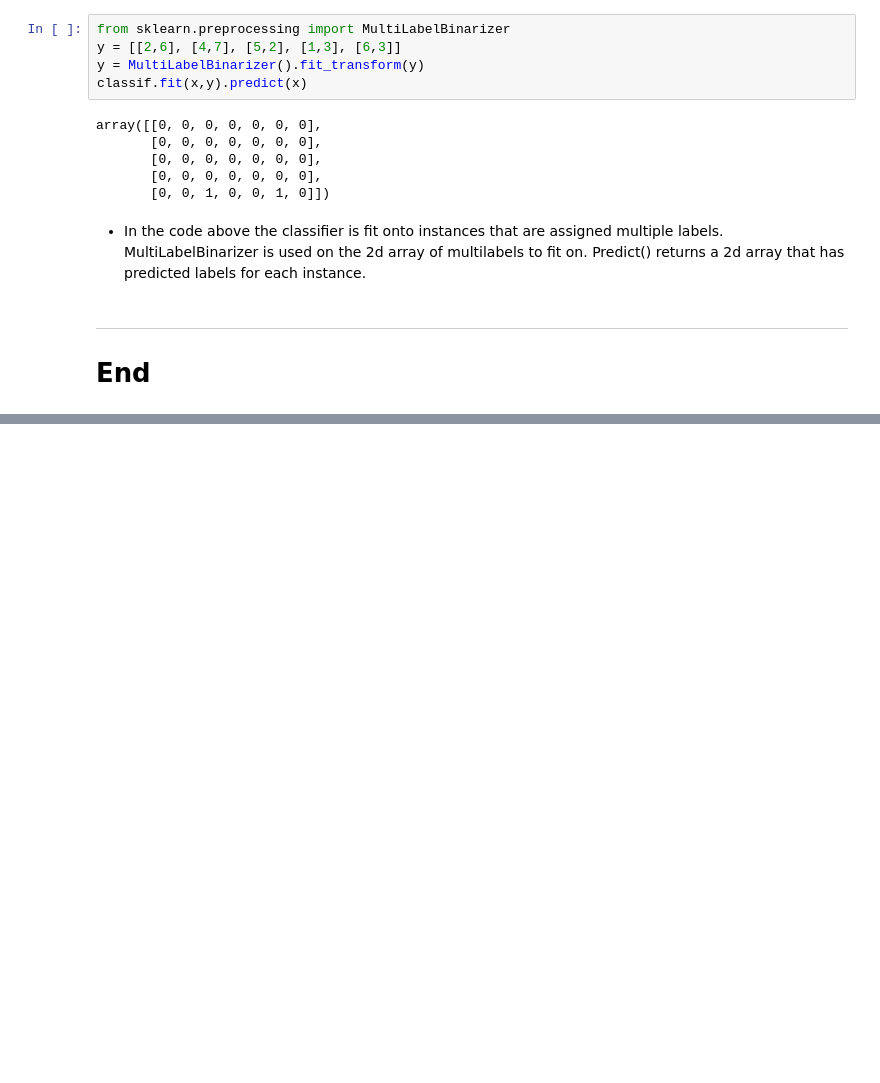
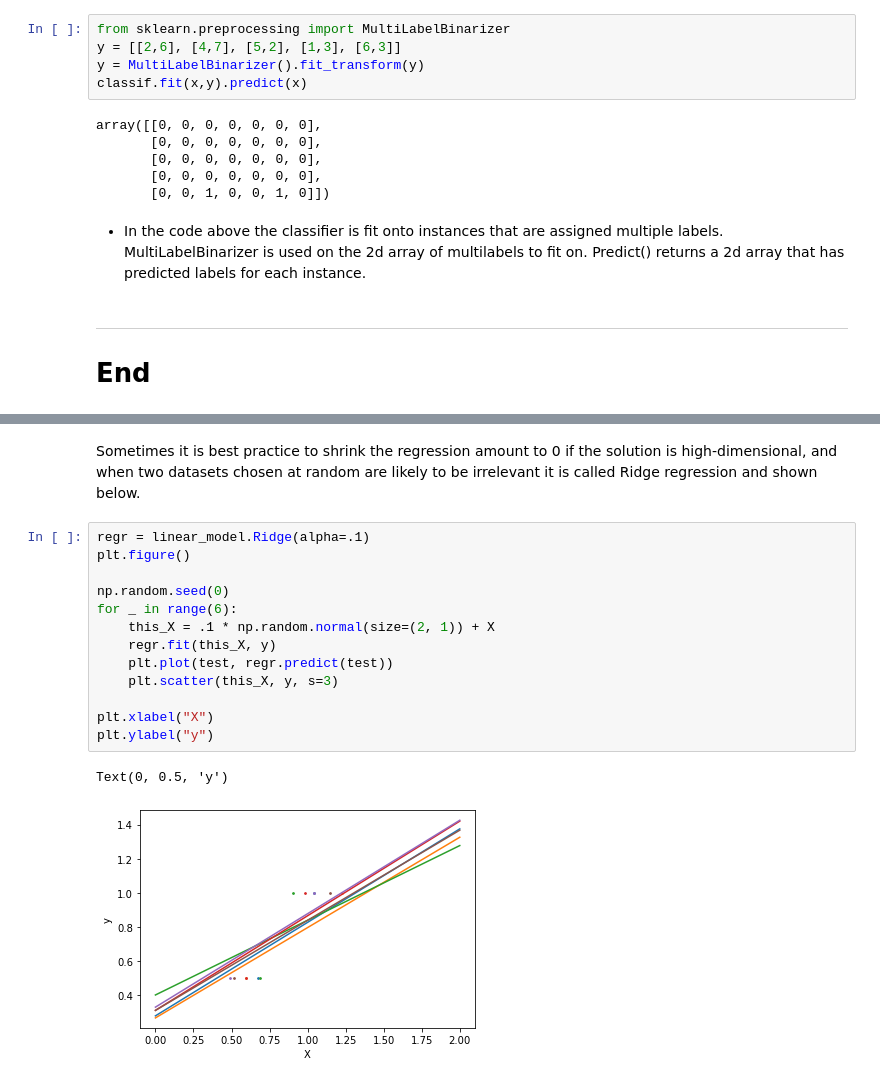
Before and after one commit to Davidpurtill1101011/Emerging_Technologies_4th_Year, a Jupyter notebook: Assessment/scikit-learn.ipynb, the cells around one changed output, grey strips where cells are left out. Cells and saved outputs as stored; diff of their text form; blank space fills up the shorter version.

```diff
--- a/Assessment/scikit-learn.ipynb
+++ b/Assessment/scikit-learn.ipynb
@@ -197,0 +311,18 @@ array([[0, 0, 0, 0, 0, 0, 0],
+# %% [markdown]
+Sometimes it is best practice to shrink the regression amount to 0 if the solution is high-dimensional, and when two datasets chosen at random are likely to be irrelevant it is called Ridge regression and shown below.
+# %%
+regr = linear_model.Ridge(alpha=.1)
+plt.figure()
+
+np.random.seed(0)
+for _ in range(6):
+    this_X = .1 * np.random.normal(size=(2, 1)) + X
+    regr.fit(this_X, y)
+    plt.plot(test, regr.predict(test))
+    plt.scatter(this_X, y, s=3)
+
+plt.xlabel("X")
+plt.ylabel("y")
+# %% [output]
+Text(0, 0.5, 'y')
+[figure, added]
```
Also changed, not shown: parts of 24 cells of this notebook, 1 other file.
